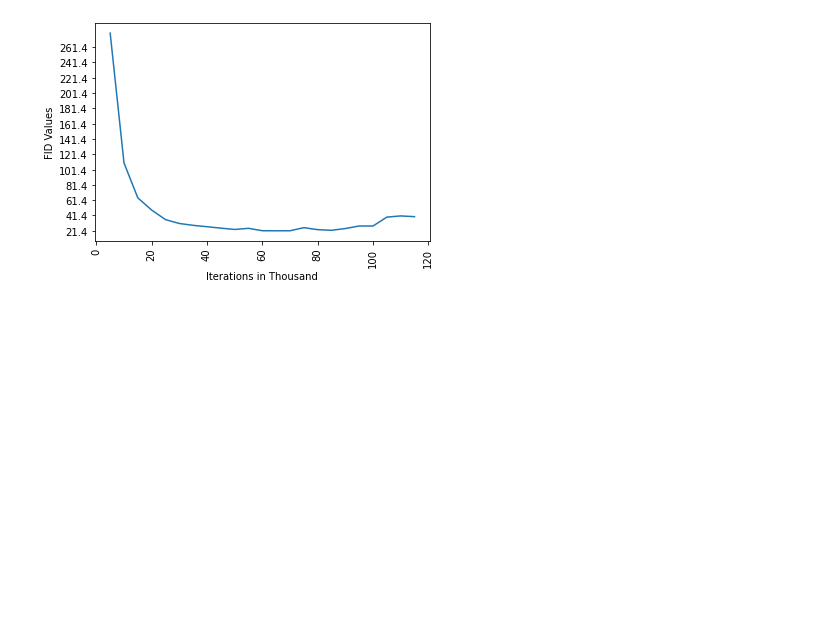
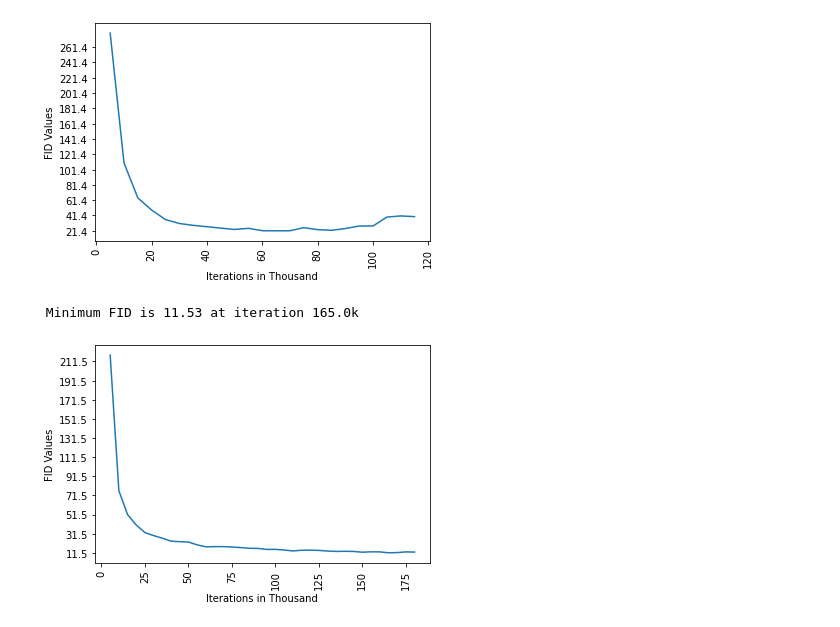
Before and after one commit to joex3999/SemanticStyleGAN, a Jupyter notebook: notebooks/Plots.ipynb, the cells around one changed output. Cells and saved outputs as stored; diff of their text form; code cells hidden in the pictures; blank space fills up the shorter version.

```diff
--- a/notebooks/Plots.ipynb
+++ b/notebooks/Plots.ipynb
@@ -113,3 +113,10 @@ plot_fids(location,save=True)
 # %% [output]
  Minimum FID is 21.39 at iteration 65.0k
 [figure]
+# %%
+#Bigger Batch size (16 on 4 diff GPUs)
+location = "../fids/fids_v3.11.json"
+plot_fids(location,save=True)
+# %% [output]
+ Minimum FID is 11.53 at iteration 165.0k
+[figure, added]
```
Also changed, not shown: 7 other files.
